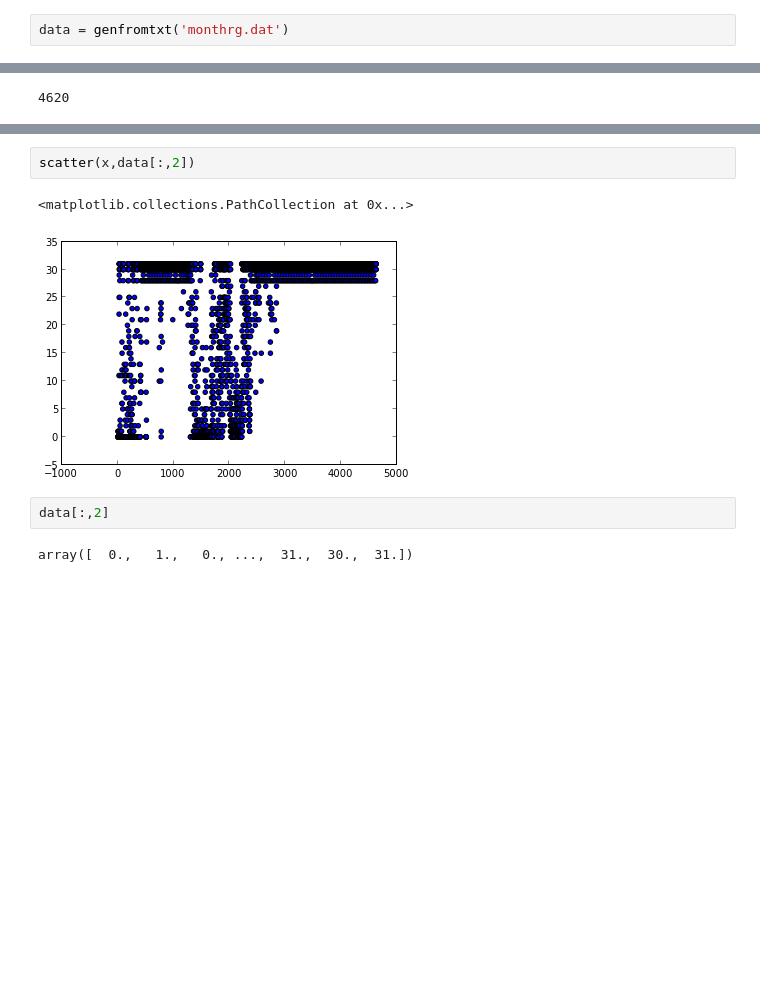
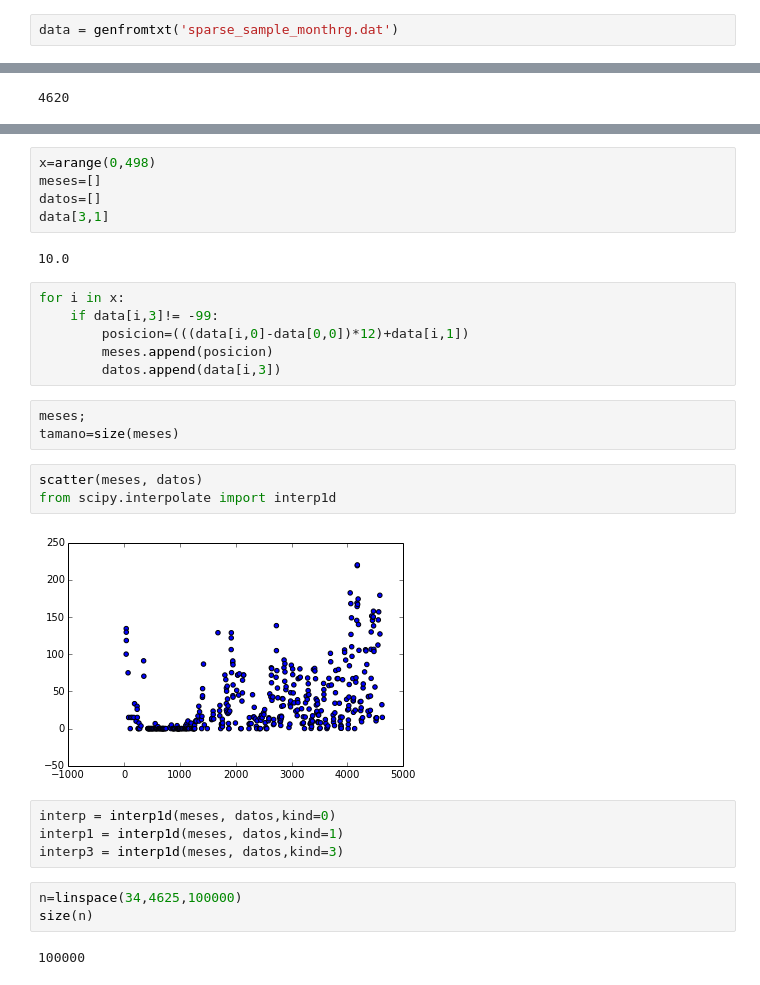
Before and after one commit to Nagudelo/Hausaufgabe-5, a Jupyter notebook: practice.ipynb, the cells around one changed output, grey strips where cells are left out. Cells and saved outputs as stored; diff of their text form; blank space fills up the shorter version.

```diff
--- a/practice.ipynb
+++ b/practice.ipynb
@@ -19,3 +23,3 @@ Populating the interactive namespace from numpy and matplotlib
 # %%
-data = genfromtxt('monthrg.dat')
+data = genfromtxt('sparse_sample_monthrg.dat')
 # %%
@@ -48,9 +41,30 @@ array([  1.00000000e+00,   2.00000000e+00,   3.00000000e+00, ...,
-# %%
-scatter(x,data[:,2])
-# %% [output]
-<matplotlib.collections.PathCollection at 0x...>
-[figure, removed]
-# %%
-data[:,2]
-# %% [output]
-array([  0.,   1.,   0., ...,  31.,  30.,  31.])
+# %%
+x=arange(0,498)
+meses=[]
+datos=[]
+data[3,1]
+# %% [output]
+10.0
+# %%
+for i in x:
+    if data[i,3]!= -99:
+        posicion=(((data[i,0]-data[0,0])*12)+data[i,1])
+        meses.append(posicion)
+        datos.append(data[i,3])
+# %%
+meses;
+tamano=size(meses)
+# %%
+scatter(meses, datos)
+from scipy.interpolate import interp1d
+# %% [output]
+[figure, added]
+# %%
+interp = interp1d(meses, datos,kind=0)
+interp1 = interp1d(meses, datos,kind=1)
+interp3 = interp1d(meses, datos,kind=3)
+# %%
+n=linspace(34,4625,100000)
+size(n)
+# %% [output]
+100000
```
Also changed, not shown: parts of 17 cells of this notebook.
